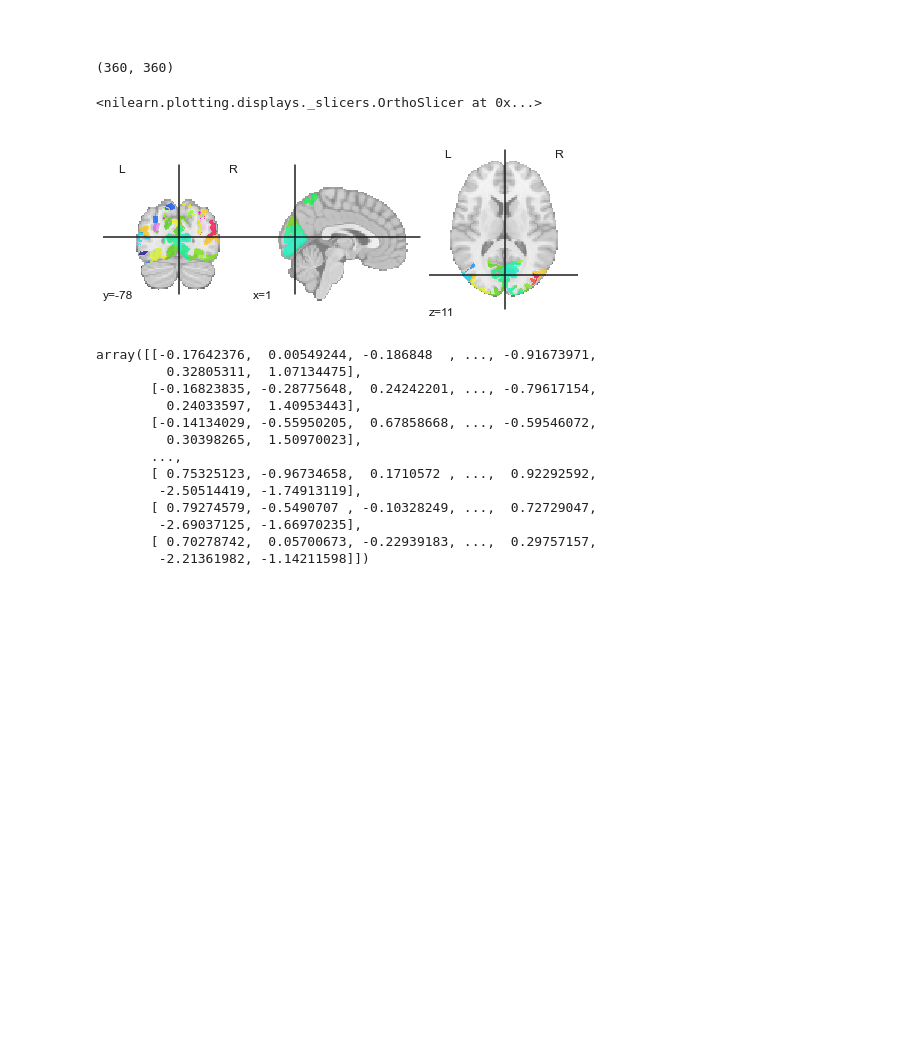
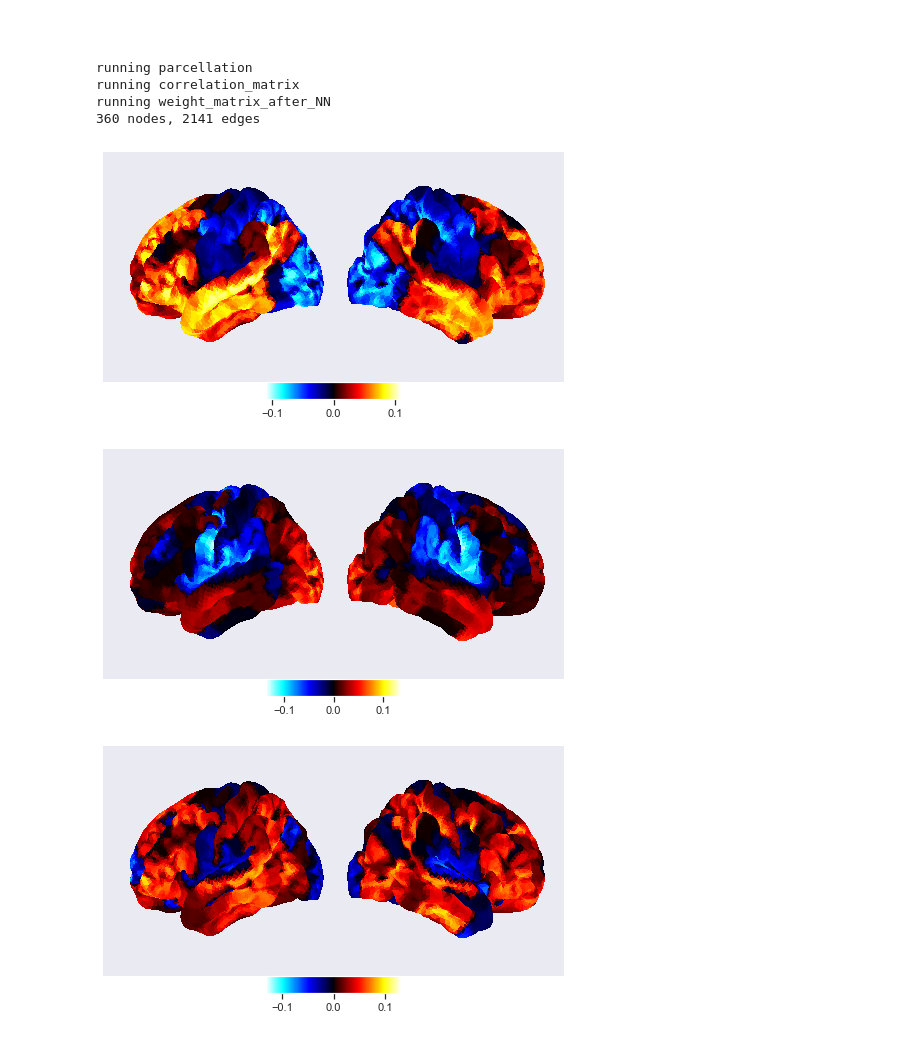
Before and after one commit to venkateshness/Internship_HBN, a Jupyter notebook: Graph-related_analysis/Functional_graph_setup/Preprocessing.ipynb, the cells around one changed output. Cells and saved outputs as stored; diff of their text form; code cells hidden in the pictures; blank space fills up the shorter version.

Commit message:
Eigenvectors for all the subjs

```diff
--- a/Graph-related_analysis/Functional_graph_setup/Preprocessing.ipynb
+++ b/Graph-related_analysis/Functional_graph_setup/Preprocessing.ipynb
@@ -210,35 +212,52 @@ from os.path import join as opj
 import matplotlib.pyplot as plt
 
 
+subjects = ['NDARAD481FXF','NDARBK669XJQ',
+'NDARCD401HGZ','NDARDX770PJK',
+'NDAREC182WW2','NDARGY054ENV',
+'NDARHP176DPE','NDARLB017MBJ',
+'NDARMR242UKQ','NDARNT042GRA',
+'NDARRA733VWX','NDARRD720XZK',
+'NDARTR840XP1','NDARUJ646APQ',
+'NDARVN646NZP','NDARWJ087HKJ',
+'NDARXB704HFD','NDARXJ468UGL',
+'NDARXJ696AMX','NDARXU679ZE8',
+'NDARXY337ZH9','NDARYM257RR6',
+'NDARYY218AGA','NDARYZ408VWW','NDARZB377WZJ']
+
 
 mnitemp = fetch_icbm152_2009()
 mask_mni=image.load_img(mnitemp['mask'])
 glasser_atlas=image.load_img(path_Glasser)
-signal=np.expand_dims(correlation_matrix[229], axis=0) # add dimension 1 to signal array
 
-U0_brain = signals_to_img_labels(signal,path_Glasser,mnitemp['mask'])
+# def main(subj):
+
+img = '/users2/local/Venkatesh/HBN/CPAC_preprocessed/sub-NDARBK669XJQ_ses-1/functional_to_standard/_scan_rest/_selector_CSF-2mmE-M_aC-CSF+WM-2mm-DPC5_M-SDB_P-2_BP-B0.01-T0.1_C-S-1+2-FD-J0.5/bandpassed_demeaned_filtered_antswarp.nii.gz'
+mask = '/users2/local/Venkatesh/HBN//CPAC_preprocessed/sub-NDARBK669XJQ_ses-1/functional_brain_mask_to_standard/_scan_rest/sub-NDARBK669XJQ_task-rest_bold_calc_resample_volreg_mask_antswarp.nii.gz'
+print('running parcellation')
+parcellated = parcellation(mask,img)
+
+print('running correlation_matrix')
+correlation_matrix = connectivitymeasure(parcellated)
+
+print('running weight_matrix_after_NN')
+weight_matrix_after_NN = NNgraph(correlation_matrix)
+G = graph_setup('normalized',weight_matrix_after_NN)
+# %% [output]
+running parcellation
+running correlation_matrix
+running weight_matrix_after_NN
+360 nodes, 2141 edges
-# %%
-np.shape(correlation_matrix[229])
-# %% [output]
-(360, 360)
-# %%
-plot_roi(U0_brain)
-# %% [output]
-<nilearn.plotting.displays._slicers.OrthoSlicer at 0x...>
-[figure, removed]
-# %%
-parcellated
-# %% [output]
-array([[-0.17642376,  0.00549244, -0.186848  , ..., -0.91673971,
-         0.32805311,  1.07134475],
-       [-0.16823835, -0.28775648,  0.24242201, ..., -0.79617154,
-         0.24033597,  1.40953443],
-       [-0.14134029, -0.55950205,  0.67858668, ..., -0.59546072,
-         0.30398265,  1.50970023],
-       ...,
-       [ 0.75325123, -0.96734658,  0.1710572 , ...,  0.92292592,
-        -2.50514419, -1.74913119],
-       [ 0.79274579, -0.5490707 , -0.10328249, ...,  0.72729047,
-        -2.69037125, -1.66970235],
-       [ 0.70278742,  0.05700673, -0.22939183, ...,  0.29757157,
-        -2.21361982, -1.14211598]])
+# %%
+for i in range(1,4):
+    signal=np.expand_dims(G.U[:,i], axis=0) # add dimension 1 to signal array
+
+    U0_brain = signals_to_img_labels(signal,path_Glasser,mnitemp['mask'])
+    nilearn.plotting.plot_img_on_surf(U0_brain,
+                            views=['lateral'],
+                            hemispheres=['left', 'right'],
+                            colorbar=True)
+# %% [output]
+[figure, added]
+[figure, added]
+[figure, added]
```
Also changed, not shown: parts of 15 cells of this notebook, 2 other files.
